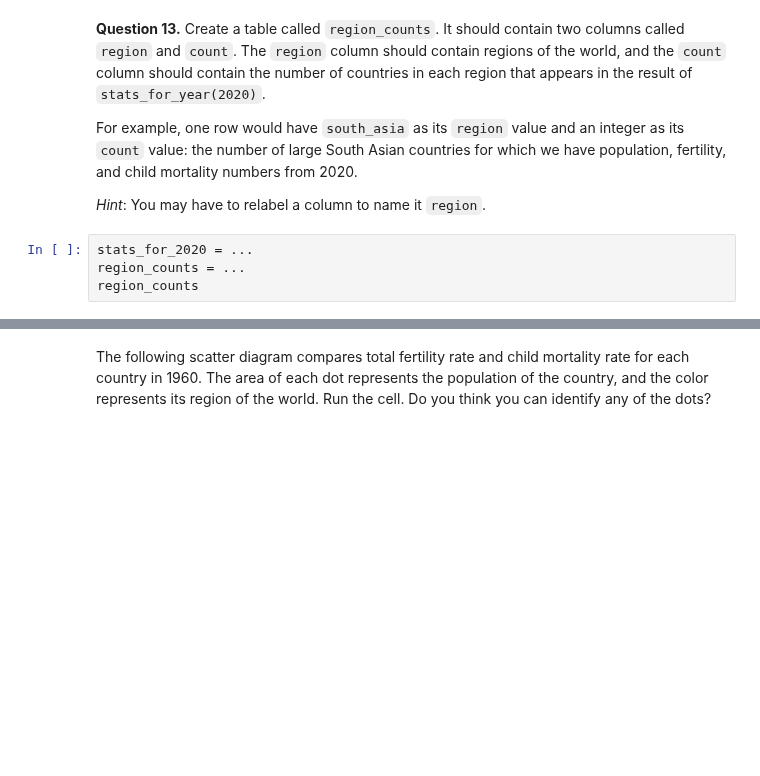
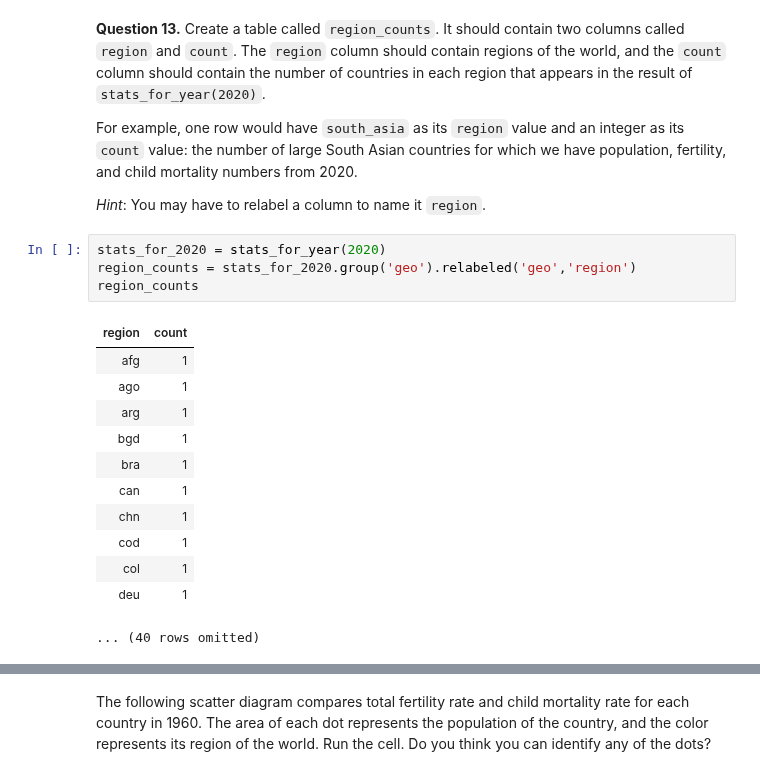
Before and after one commit to MRowe13/24-fall-data1350, a Jupyter notebook: Projects/project1/project1.ipynb, the cells around one changed output, grey strips where cells are left out. Cells and saved outputs as stored; diff of their text form; blank space fills up the shorter version.

```diff
--- a/Projects/project1/project1.ipynb
+++ b/Projects/project1/project1.ipynb
@@ -479,9 +490,22 @@ countries.select('country', 'name', 'world_6region')
 For example, one row would have `south_asia` as its `region` value and an integer as its `count` value: the number of large South Asian countries for which we have population, fertility, and child mortality numbers from 2020.
 
 *Hint*: You may have to relabel a column to name it `region`.
-# %%
-stats_for_2020 = ...
-region_counts = ...
-region_counts
+# %%
+stats_for_2020 = stats_for_year(2020)
+region_counts = stats_for_2020.group('geo').relabeled('geo','region')
+region_counts
+# %% [output]
+| region | count |
+| afg | 1 |
+| ago | 1 |
+| arg | 1 |
+| bgd | 1 |
+| bra | 1 |
+| can | 1 |
+| chn | 1 |
+| cod | 1 |
+| col | 1 |
+| deu | 1 |
+... (40 rows omitted)
 # %%
 grader.check("q1_13")
```
Also changed, not shown: parts of 8 cells of this notebook, 1 other file.
